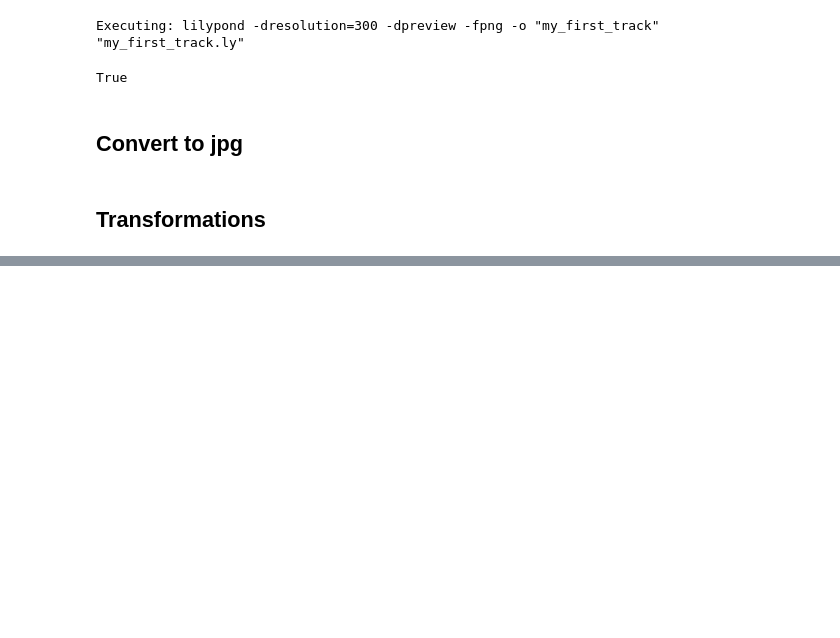
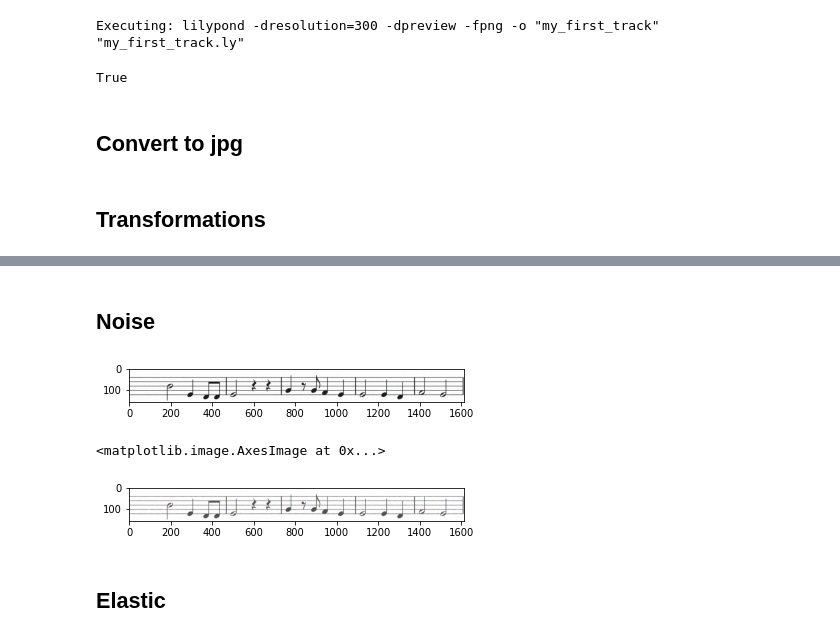
Before and after one commit to Flukasiew/ColabExperiments, a Jupyter notebook: DatasetGeneration.ipynb, the cells around one changed output, grey strips where cells are left out. Cells and saved outputs as stored; diff of their text form; code cells hidden in the pictures; blank space fills up the shorter version.

```diff
--- a/DatasetGeneration.ipynb
+++ b/DatasetGeneration.ipynb
@@ -473,0 +485,2 @@ d
+# %% [markdown]
+## Noise
@@ -473,0 +500,14 @@ d
+# %%
+noisy = skimage.util.random_noise(pic, mean=0.2)
+noisy = np.clip(noisy*255,0,255).astype(np.uint8)
+# %%
+plt.imshow(noisy)
+im = Image.fromarray(noisy)
+im.save(f"noisy_skimage2.jpg")
+# %% [output]
+[figure, added]
+# %%
+plt.imshow(noisy_gauss)
+# %% [output]
+<matplotlib.image.AxesImage at 0x...>
+[figure, added]
@@ -473,0 +523,2 @@ d
+# %% [markdown]
+## Elastic
```
Also changed, not shown: parts of 29 cells of this notebook.
